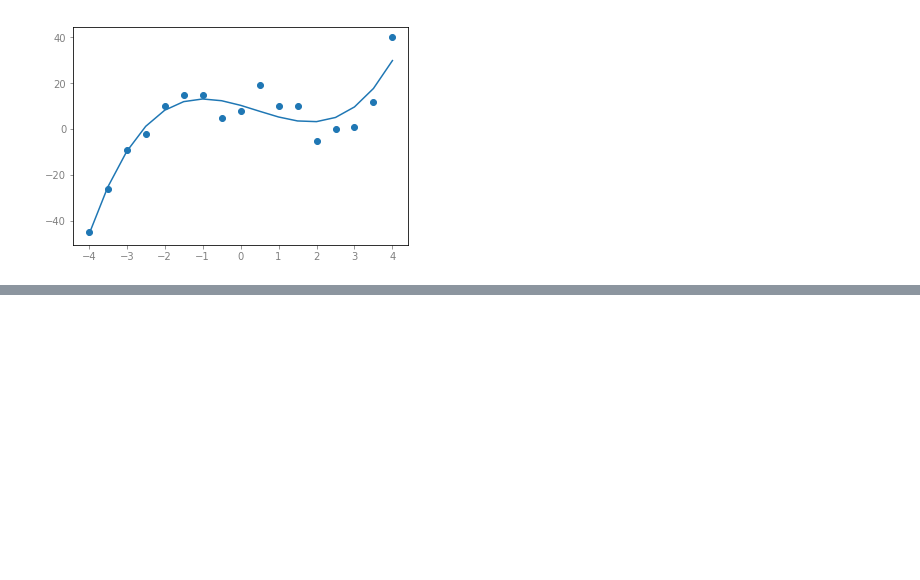
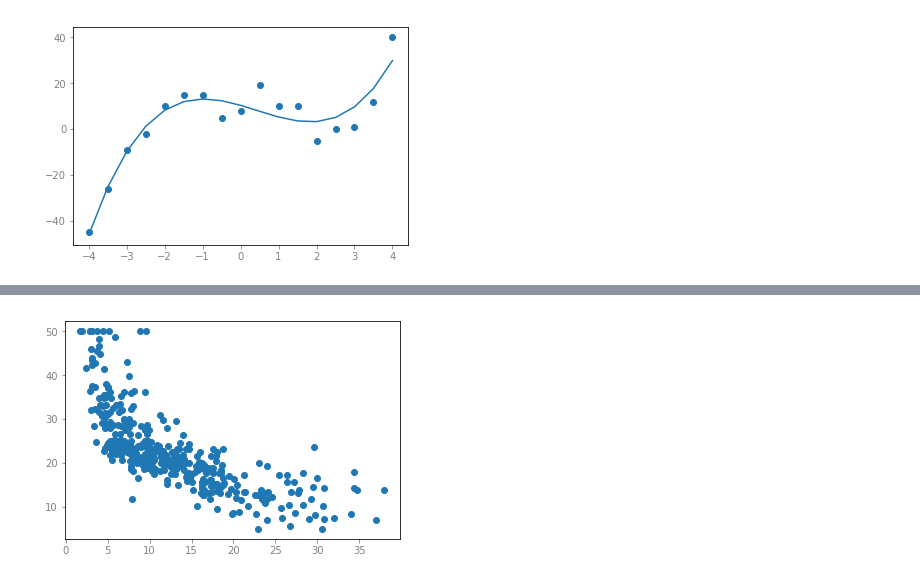
Before and after one commit to fukakeng/MlProgrammingStudy, a Jupyter notebook: Chapter5.ipynb, the cells around one changed output, grey strips where cells are left out. Cells and saved outputs as stored; diff of their text form; code cells hidden in the pictures; blank space fills up the shorter version.

```diff
--- a/Chapter5.ipynb
+++ b/Chapter5.ipynb
@@ -132,0 +161,18 @@ plt.plot(x, model.intercept_ + model.coef_[1]*x + model.coef_[2]*x**2 + model.co
+# %%
+from sklearn.model_selection import train_test_split
+
+X_train, X_test, y_train, y_test = train_test_split(df['LSTAT'], df['MEDV'], test_size=0.2, random_state=100)
+
+plt.scatter(X_train, y_train)
+ax = plt.gca()
+ax.tick_params(colors='grey')
+
+model = Pipeline([
+    ('poly', PolynomialFeatures(degree=2)),
+    ('linear', linear_model.Ridge())
+])
+
+# X = np.array(X_train).reshape(-1, 1)
+# model.fit(X_test, y_train)
+# %% [output]
+[figure, added]
```
Also changed, not shown: parts of 4 cells of this notebook.
